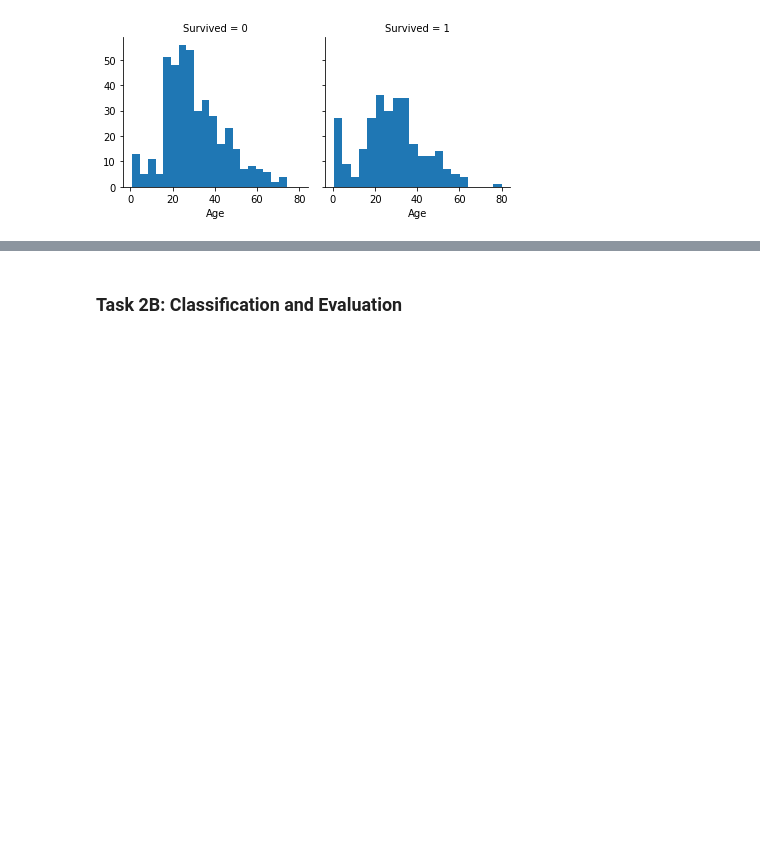
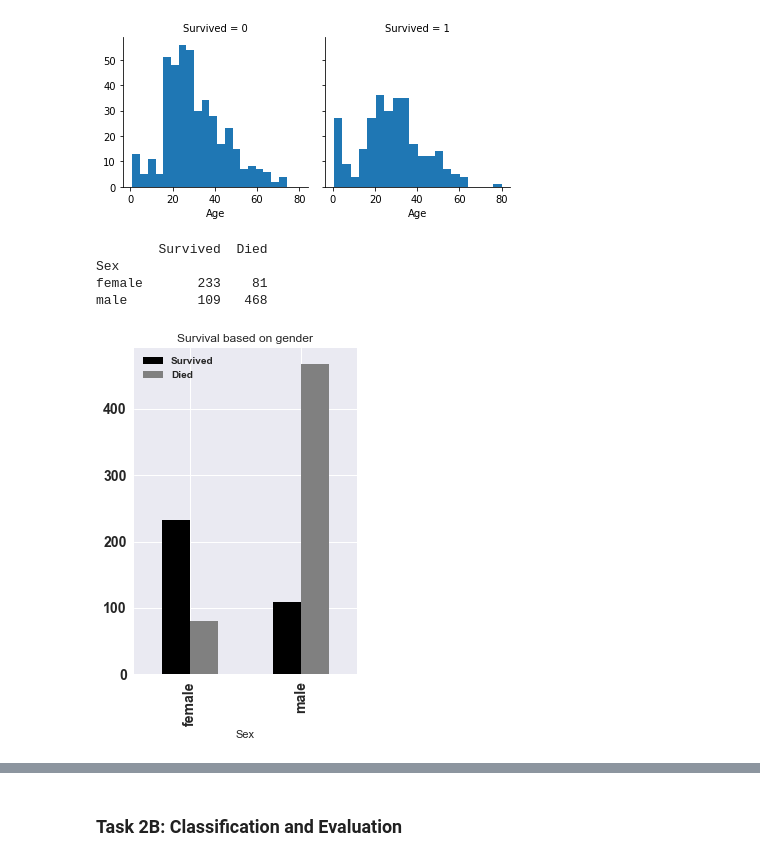
Before and after one commit to NatasjaWezel/DataMiningTechniques, a Jupyter notebook: assignment1_task2.ipynb, the cells around one changed output, grey strips where cells are left out. Drawn from its saved outputs; the diff is of its cells as text; code cells hidden in the pictures; blank space fills up the shorter version.

```diff
--- a/assignment1_task2.ipynb
+++ b/assignment1_task2.ipynb
@@ -8,6 +8,13 @@ import seaborn as sns
 from sklearn.ensemble import RandomForestClassifier
 from sklearn.linear_model import LogisticRegression
 from collections import Counter
+
+font = {'family' : 'normal',
+        'weight' : 'bold',
+        'size'   : 22}
+
+plt.rc('font', **font)
+plt.rcParams.update({'font.size': 22})
 # %% [markdown]
 # Task 2 Compete in a kaggle competition to predict Titanic Survival
 
@@ -111,3 +115,22 @@ g.map(plt.hist, 'Age', bins=20)
 [figure]
 [figure]
 [figure]
+# %%
+train_df['Died'] = 1 - train_df['Survived']
+alldata = train_df.groupby('Sex').agg('sum')[['Survived', 'Died']]
+plt.style.use('seaborn')
+
+print(alldata)
+plot = train_df.groupby('Sex').agg('sum')[['Survived', 'Died']].plot(kind='bar',
+                                                                    fontsize=14,
+                                                                    figsize=(4, 6),
+                                                                    stacked=False,
+                                                                    color=['black', 'grey'],
+                                                                    title="Survival based on gender");
+plot.figure.savefig("results/gender")
+# %% [output]
+        Survived  Died
+Sex
+female       233    81
+male         109   468
+[figure, added]
```
Also changed, not shown: parts of 3 cells of this notebook, 5 other files.
